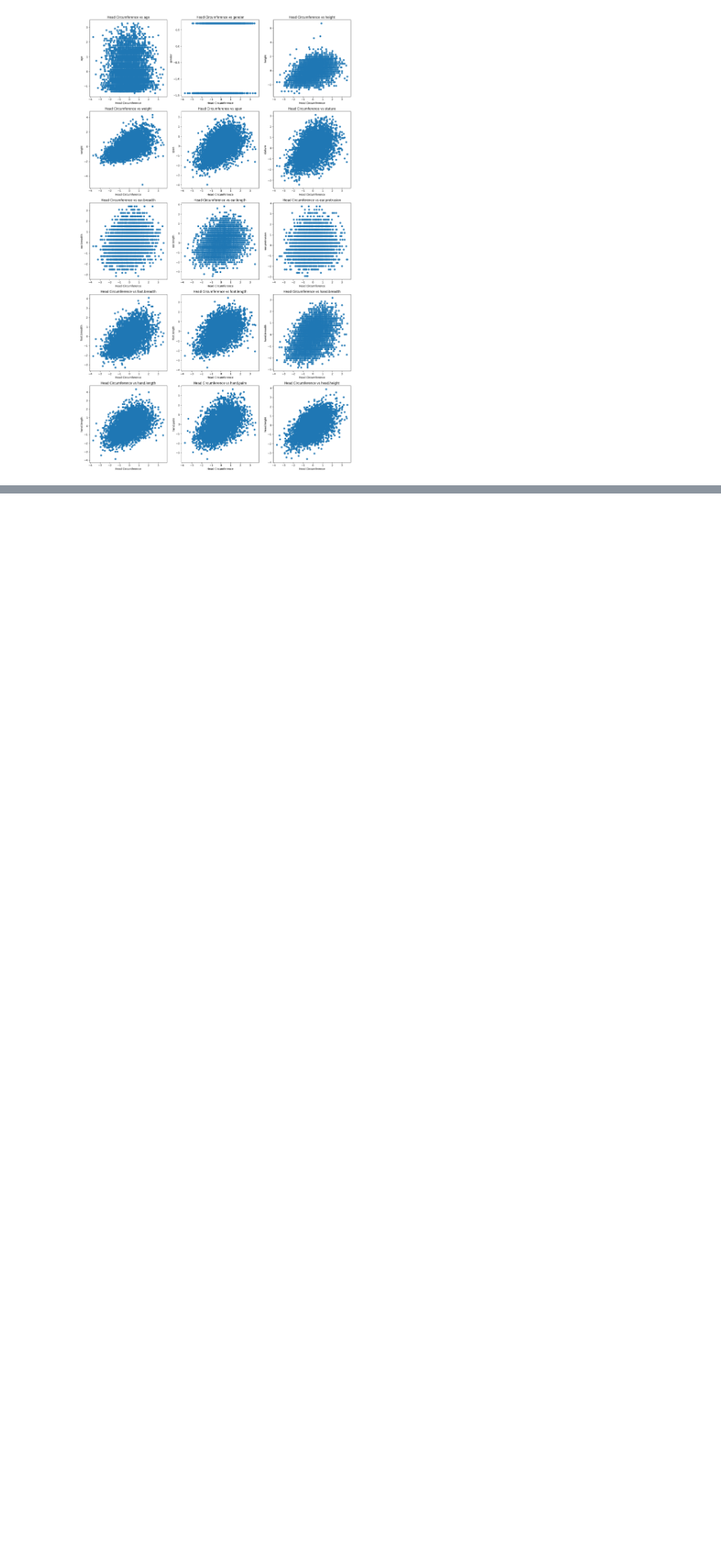
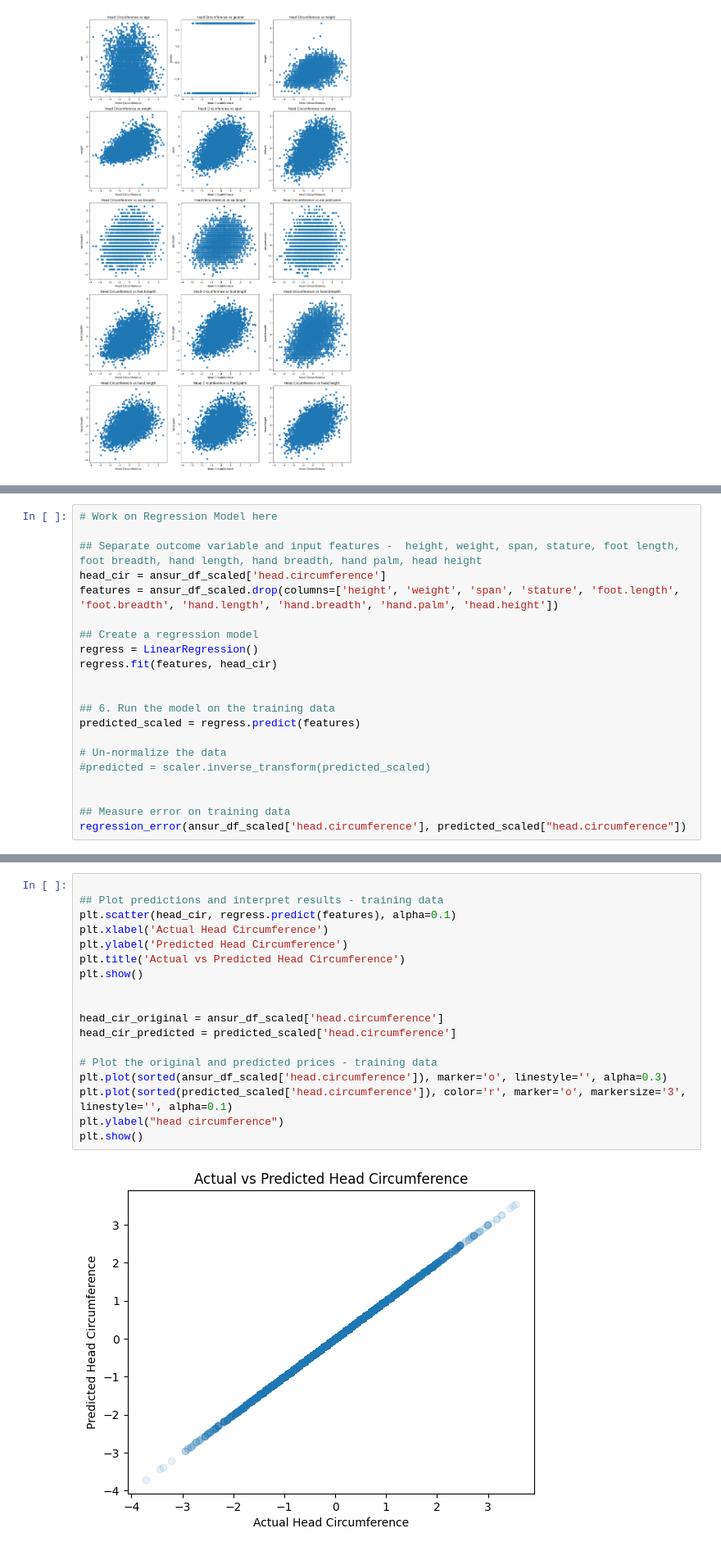
Before and after one commit to machineLearn-xuan/HW06, a Jupyter notebook: Homework06.ipynb, the cells around one changed output, grey strips where cells are left out. Shown: that part at 82% size. Drawn from its saved outputs; the diff is of its cells as text; blank space fills up the shorter version.

```diff
--- a/Homework06.ipynb
+++ b/Homework06.ipynb
@@ -251,0 +240,21 @@ features = ansur_df_scaled[["head.height", "head.length", "head.width"]]
+# %%
+# Work on Regression Model here
+
+## Separate outcome variable and input features -  height, weight, span, stature, foot length, foot breadth, hand length, hand breadth, hand palm, head height
+head_cir = ansur_df_scaled['head.circumference']
+features = ansur_df_scaled.drop(columns=['height', 'weight', 'span', 'stature', 'foot.length', 'foot.breadth', 'hand.length', 'hand.breadth', 'hand.palm', 'head.height'])
+
+## Create a regression model
+regress = LinearRegression()
+regress.fit(features, head_cir)
+
+
+## 6. Run the model on the training data
+predicted_scaled = regress.predict(features)
+
+# Un-normalize the data
+#predicted = scaler.inverse_transform(predicted_scaled)
+
+
+## Measure error on training data
+regression_error(ansur_df_scaled['head.circumference'], predicted_scaled["head.circumference"])
@@ -251,0 +265,20 @@ features = ansur_df_scaled[["head.height", "head.length", "head.width"]]
+# %%
+
+## Plot predictions and interpret results - training data
+plt.scatter(head_cir, regress.predict(features), alpha=0.1)
+plt.xlabel('Actual Head Circumference')
+plt.ylabel('Predicted Head Circumference')
+plt.title('Actual vs Predicted Head Circumference')
+plt.show()
+
+
+head_cir_original = ansur_df_scaled['head.circumference']
+head_cir_predicted = predicted_scaled['head.circumference']
+
+# Plot the original and predicted prices - training data
+plt.plot(sorted(ansur_df_scaled['head.circumference']), marker='o', linestyle='', alpha=0.3)
+plt.plot(sorted(predicted_scaled['head.circumference']), color='r', marker='o', markersize='3', linestyle='', alpha=0.1)
+plt.ylabel("head circumference")
+plt.show()
+# %% [output]
+[figure, added]
```
Also changed, not shown: parts of 5 cells of this notebook.
